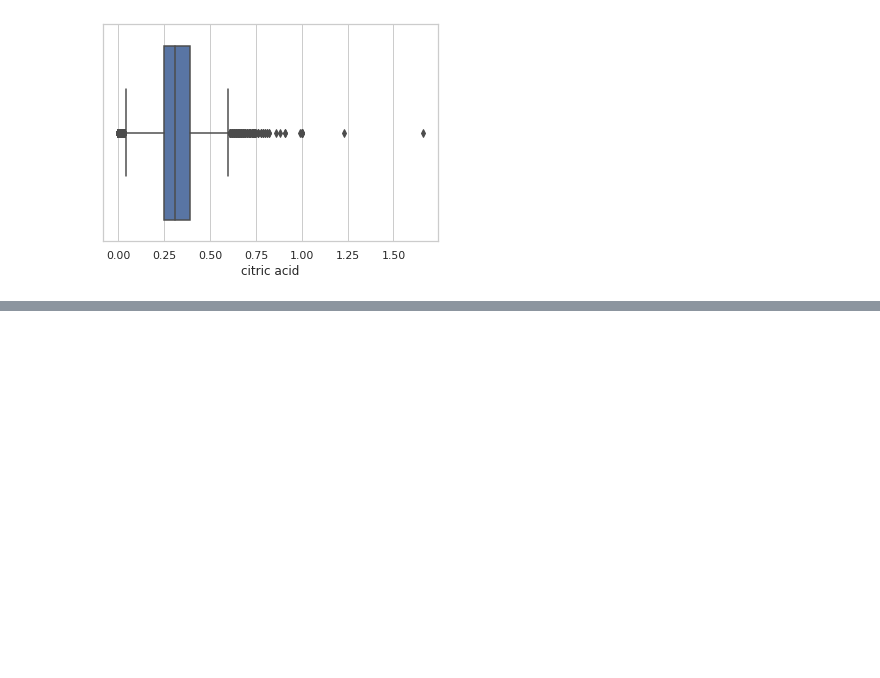
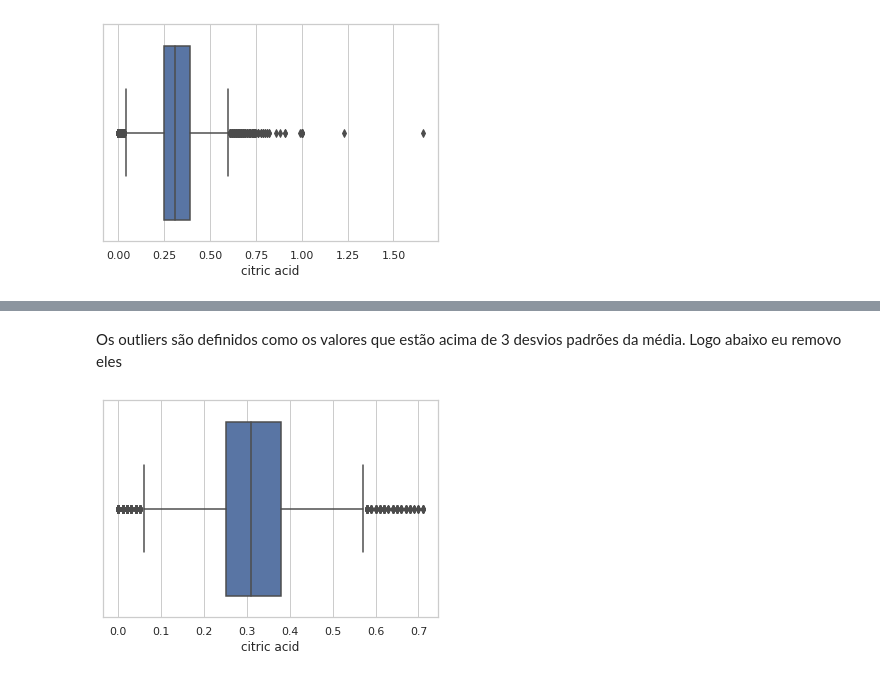
Before and after one commit to pedrohba1/IC, a Jupyter notebook: vinhos/vinhos.ipynb, the cells around one changed output, grey strips where cells are left out. Saved outputs shown, nothing was run; the diff lists cells and outputs as text; code cells hidden in the pictures; blank space fills up the shorter version.

Commit message:
vinhos: removi outliers

```diff
--- a/vinhos/vinhos.ipynb
+++ b/vinhos/vinhos.ipynb
@@ -70,0 +96,5 @@ ax = sb.boxplot(x=df['citric acid'])
+# %%
+cols = list(df.columns)
+cols.remove('type')
+cols.remove('quality')
+df[cols]
@@ -70,0 +115,13 @@ ax = sb.boxplot(x=df['citric acid'])
+# %% [markdown]
+Os outliers são definidos como os valores que estão acima de 3 desvios padrões da média. Logo abaixo eu removo eles
+# %%
+zscores = spy.stats.zscore(df[cols], nan_policy='omit')
+abs_zscores = np.abs(zscores)
+filtered_entries = (abs_zscores < 3).all(axis=1)
+new_df = df[filtered_entries]
+df = new_df
+df
+# %%
+ax = sb.boxplot(x=df['citric acid'])
+# %% [output]
+[figure, added]
```
Also changed, not shown: parts of 7 cells of this notebook.
